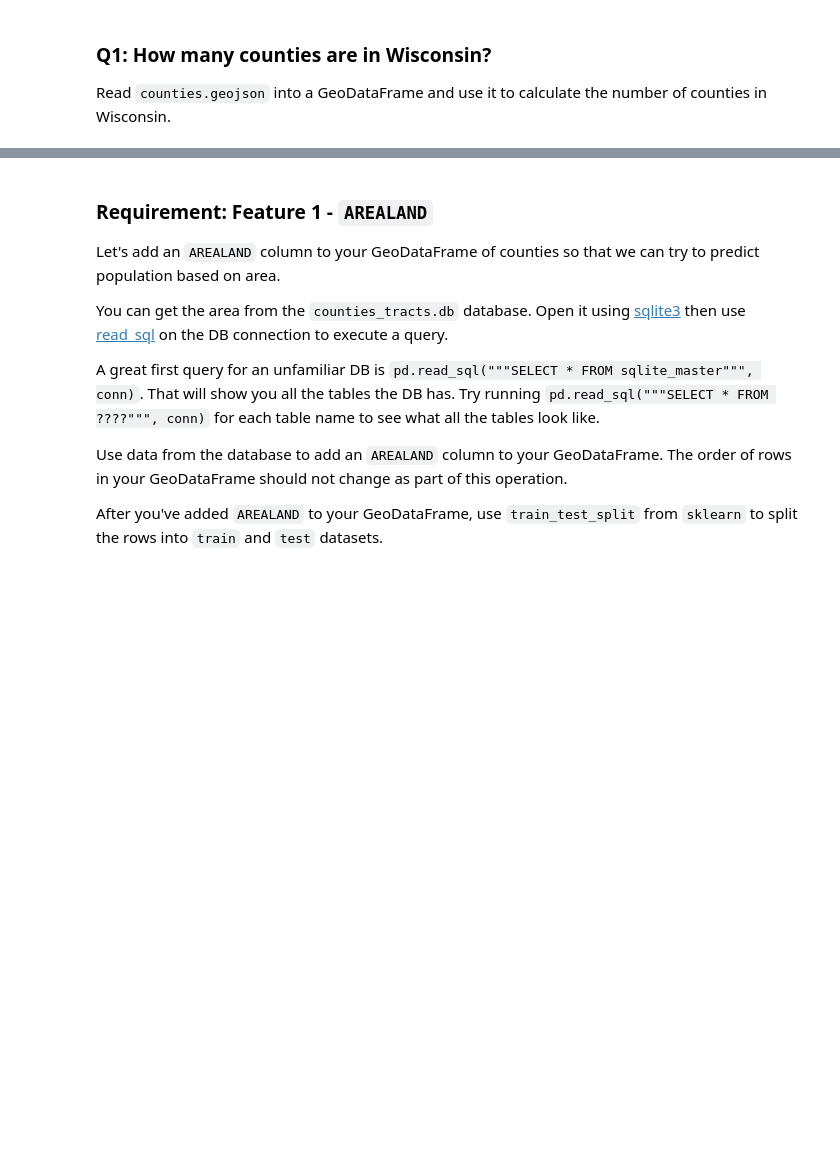
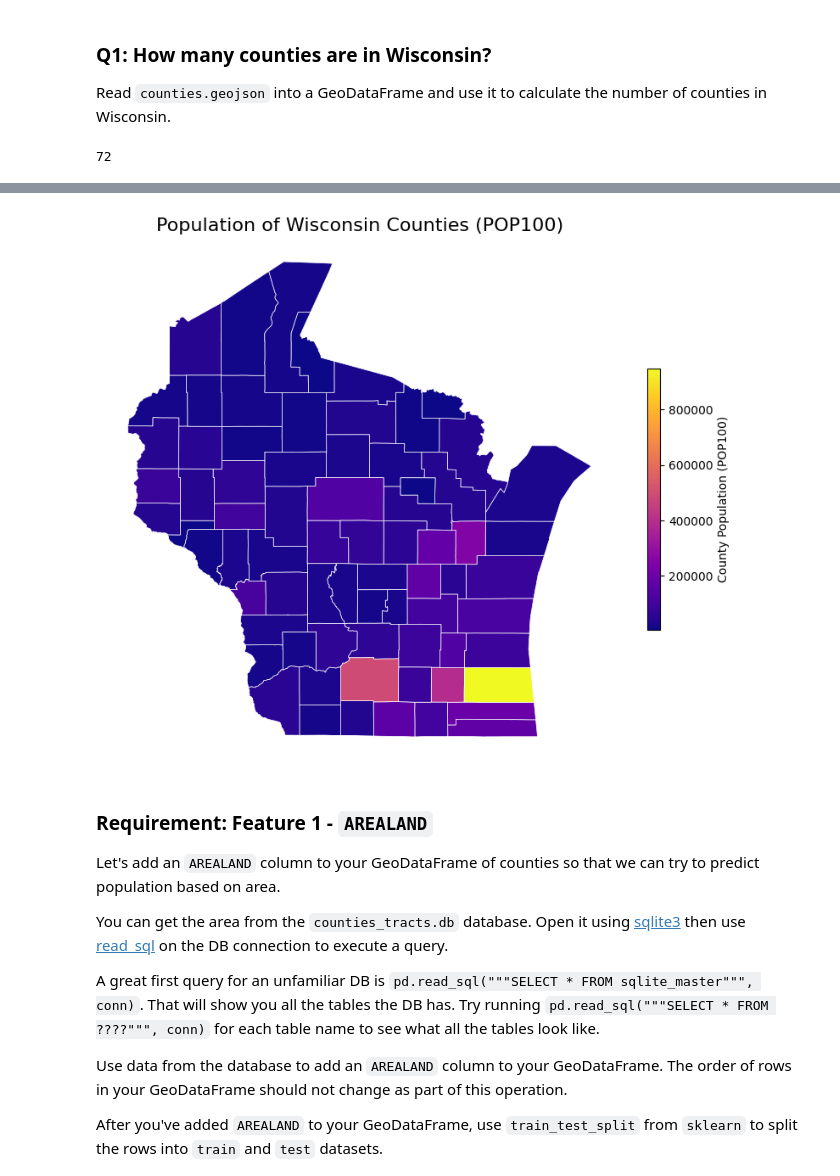
Before and after one commit to ervardaan/cs320-uwmadison-summer2025, a Jupyter notebook: projects/mp7/mp7.ipynb, the cells around one changed output, grey strips where cells are left out. Cells and saved outputs as stored; diff of their text form; code cells hidden in the pictures; blank space fills up the shorter version.

```diff
--- a/projects/mp7/mp7.ipynb
+++ b/projects/mp7/mp7.ipynb
@@ -51,8 +62,14 @@ For this portion of the machine project, you may collaborate with your group mem
 ### Q1: How many counties are in Wisconsin?
 
 Read `counties.geojson` into a GeoDataFrame and use it to calculate the number of counties in Wisconsin.
+# %%
+dataset_file="counties.geojson"
+df=gpd.read_file(dataset_file)
 # %%
 #Q1
+len(df)
+# %% [output]
+72
 # %% [markdown]
 ### Q2: What is the population of each county in WI?
 
@@ -70,13 +87,24 @@ population (no sampling).  Similarly, "HU100" is a 100% count of
 housing units.
 # %%
 #Q2
-fig, ax = plt.subplots()
-
-# PLOT HERE
+fig, ax = plt.subplots(figsize=(10, 8))
+df.plot(column="POP100",cmap="plasma",linewidth=0.5,
+    edgecolor='white',
+    ax=ax,
+    legend=True,
+    legend_kwds={
+        'label': "County Population (POP100)",
+        'shrink': 0.5,
+        'orientation': 'vertical'
+    })
+ax.set_title('Population of Wisconsin Counties (POP100)', fontsize=16)
+ax.set_axis_off()
 
 # IMPORTANT -- Do not remove --
 with open("Q2.pkl", "wb") as f:
     pickle.dump(fig, f)
+# %% [output]
+[figure, added]
 # %% [markdown]
 ### Requirement: Feature 1 - `AREALAND`
 
```
Also changed, not shown: parts of 23 cells of this notebook, 11 other files.
